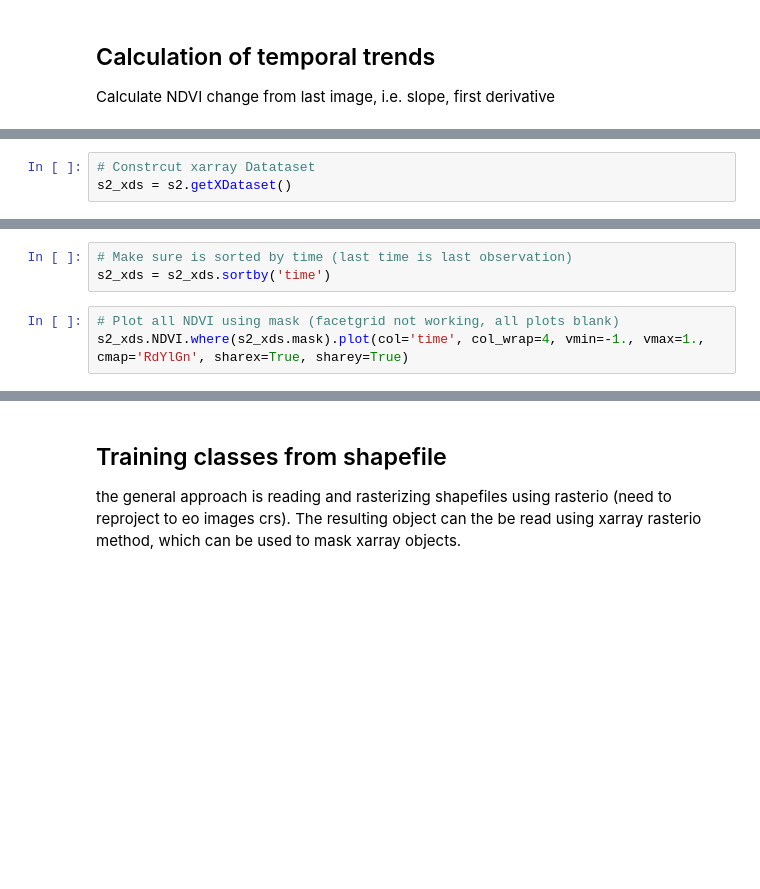
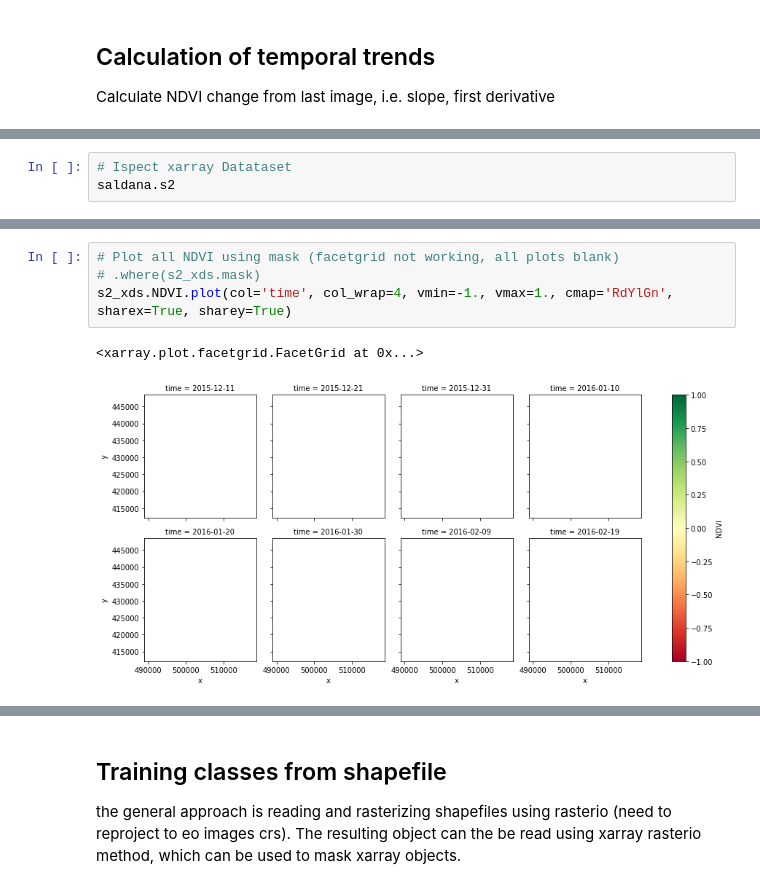
Before and after one commit to alexsalr/ciat_monitor_crops, a Jupyter notebook: Load&Analysis_test.ipynb, the cells around one changed output, grey strips where cells are left out. Saved outputs shown, nothing was run; the diff lists cells and outputs as text; blank space fills up the shorter version.

```diff
--- a/Load&Analysis_test.ipynb
+++ b/Load&Analysis_test.ipynb
@@ -30,3 +37,3 @@ s2_xds
 # %%
-# Constrcut xarray Datataset
-s2_xds = s2.getXDataset()
+# Ispect xarray Datataset
+saldana.s2
@@ -33,8 +57,9 @@ s2_xds = s2.getXDataset()
-# %%
-# Make sure is sorted by time (last time is last observation)
-s2_xds = s2_xds.sortby('time')
 # %%
 # Plot all NDVI using mask (facetgrid not working, all plots blank)
-s2_xds.NDVI.where(s2_xds.mask).plot(col='time', col_wrap=4, vmin=-1., vmax=1., cmap='RdYlGn', sharex=True, sharey=True)
+# .where(s2_xds.mask)
+s2_xds.NDVI.plot(col='time', col_wrap=4, vmin=-1., vmax=1., cmap='RdYlGn', sharex=True, sharey=True)
+# %% [output]
+<xarray.plot.facetgrid.FacetGrid at 0x...>
+[figure, added]
 # %%
 # Individual plots do work
```
Also changed, not shown: parts of 31 cells of this notebook, 2 other files.
